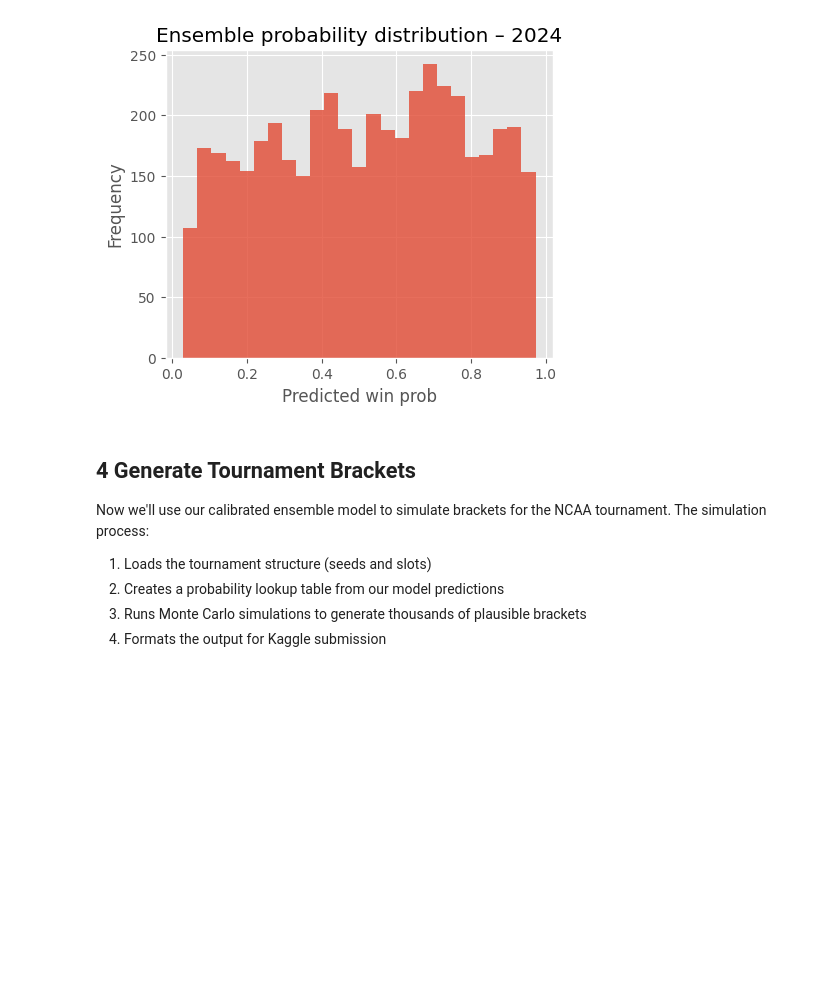
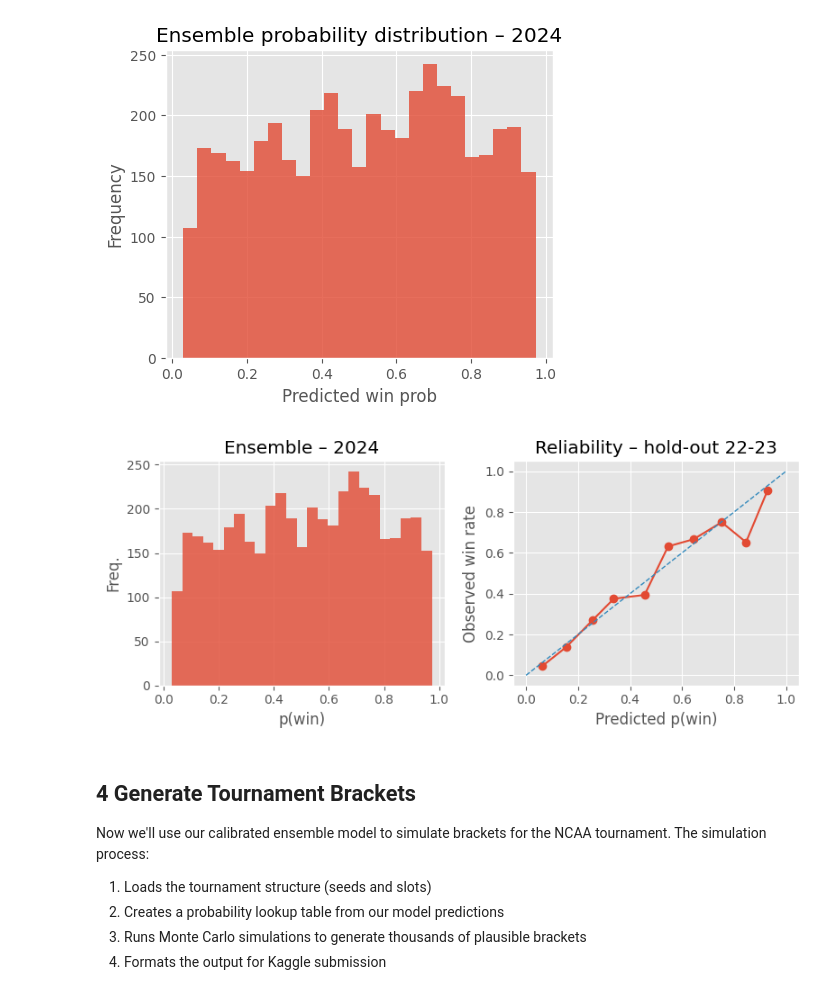
Before and after one commit to BenC6116/March_Madness_2024, a Jupyter notebook: notebooks/ensemble/ensemble_march_madness.ipynb, the cells around one changed output. Cells and saved outputs as stored; diff of their text form; code cells hidden in the pictures; blank space fills up the shorter version.

```diff
--- a/notebooks/ensemble/ensemble_march_madness.ipynb
+++ b/notebooks/ensemble/ensemble_march_madness.ipynb
@@ -198,6 +203,34 @@ plt.ylabel('Frequency')
 plt.show()
 # %% [output]
 [figure]
+# %%
+from sklearn.calibration import calibration_curve
+import matplotlib.pyplot as plt
+
+# reliability uses 22-23 hold-out
+prob  = eval_df['ensemble'].values
+true  = eval_df['y_true'].values
+frac_pos, mean_pred = calibration_curve(true, prob, n_bins=10, strategy='uniform')
+
+fig, ax = plt.subplots(1, 2, figsize=(8, 3.5))
+
+# left panel – reuse 2024 probabilities just computed in Cell C
+ax[0].hist(test_df['y_hat_proba'], bins=25, alpha=0.8)
+ax[0].set_title('Ensemble – 2024')
+ax[0].set_xlabel('p(win)')
+ax[0].set_ylabel('Freq.')
+
+# right panel – reliability 22-23
+ax[1].plot(mean_pred, frac_pos, marker='o')
+ax[1].plot([0, 1], [0, 1], '--', linewidth=1)
+ax[1].set_title('Reliability – hold-out 22-23')
+ax[1].set_xlabel('Predicted p(win)')
+ax[1].set_ylabel('Observed win rate')
+
+plt.tight_layout()
+plt.show()
+# %% [output]
+[figure, added]
 # %% [markdown]
 ## 4 Generate Tournament Brackets
 
```
Also changed, not shown: parts of 5 cells of this notebook.
